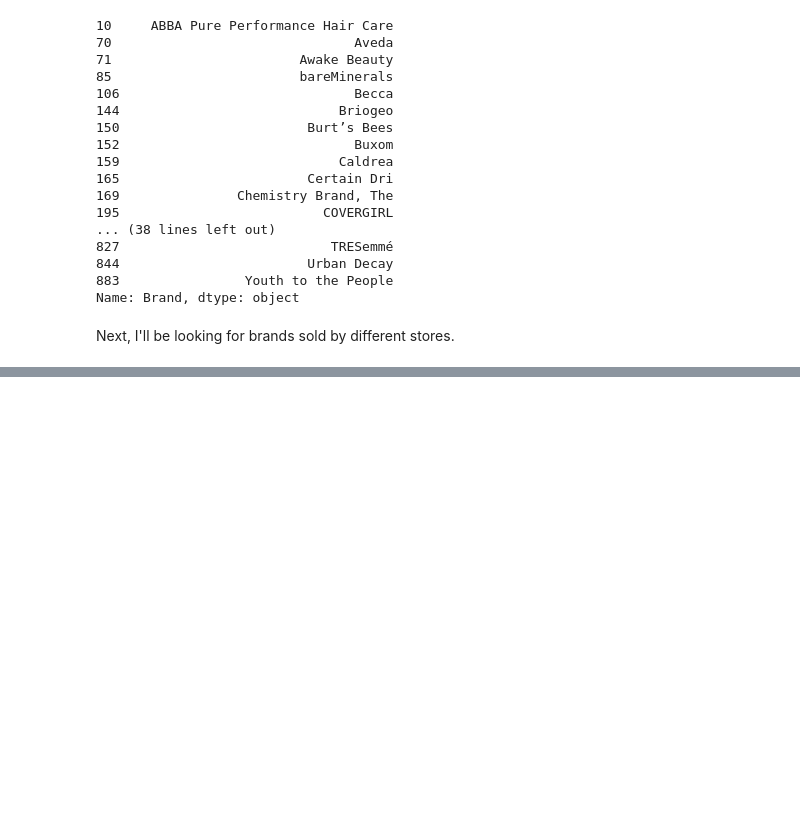
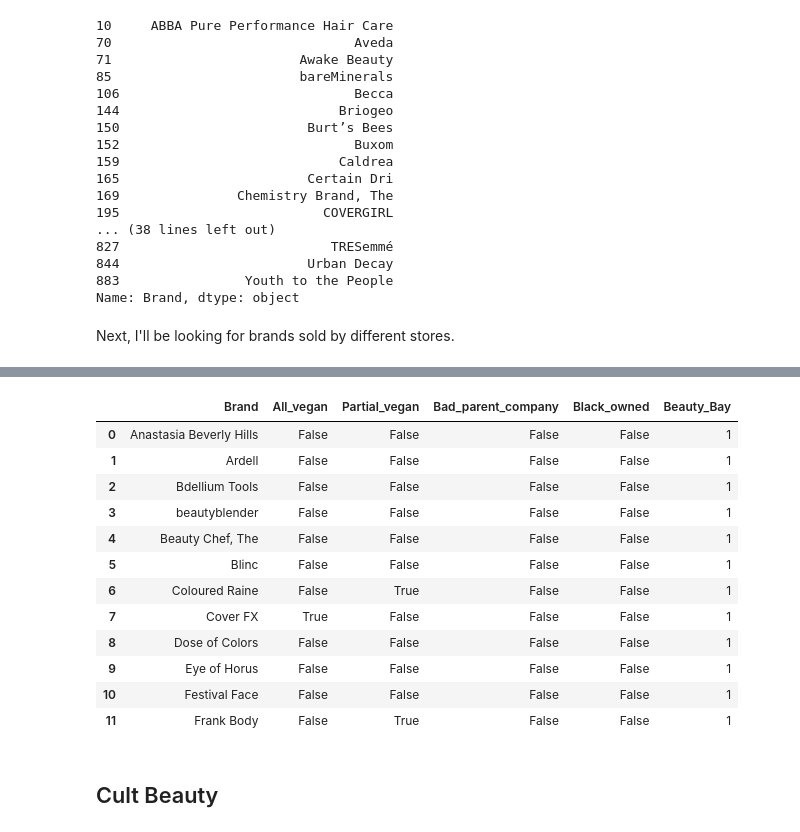
Before and after one commit to mhapich/cruelty_free_products, a Jupyter notebook: Cruelty_free.ipynb, the cells around one changed output, grey strips where cells are left out. Cells and saved outputs as stored; diff of their text form; code cells hidden in the pictures; blank space fills up the shorter version.

```diff
--- a/Cruelty_free.ipynb
+++ b/Cruelty_free.ipynb
@@ -398,0 +630,22 @@ Next, I'll be looking for brands sold by different stores.
+# %%
+beauty_bay_url = 'https://logicalharmony.net/cruelty-free-brands-at-beauty-bay/'
+
+r = requests.get(beauty_bay_url)
+soup = BeautifulSoup(r.text, 'html.parser')
+
+# create an empty list that will store brands
+brands = []
+
+
+# get all list tags in entry-content part of the page (found by inspecting site)
+step1 = soup.find(class_='entry-content')
+
+good_brands = step1.find('ul')
+
+for brand in good_brands.find_all('li'):
+    # make sure brands are being extracted correctly
+    print(brand.text)
+    # append each brand to the list of brands
+    brands.append(brand.text)
+
+len(brands)
@@ -398,0 +671,28 @@ Next, I'll be looking for brands sold by different stores.
+# %%
+# make the Beauty Bay dataframe
+bb_df = pd.DataFrame({'Brand_info': brands})
+
+# add the columns then clean the brand names
+bb_brand_df = add_booleans(bb_df)
+bb_brand_df = clean_up_brands(bb_brand_df)
+
+# add column for merging later that indicates this brand is sold at Beauty Bay
+bb_brand_df['Beauty_Bay'] = 1
+
+bb_brand_df.head(12)
+# %% [output]
+|  | Brand | All_vegan | Partial_vegan | Bad_parent_company | Black_owned | Beauty_Bay |
+| 0 | Anastasia Beverly Hills | False | False | False | False | 1 |
+| 1 | Ardell | False | False | False | False | 1 |
+| 2 | Bdellium Tools | False | False | False | False | 1 |
+| 3 | beautyblender | False | False | False | False | 1 |
+| 4 | Beauty Chef, The | False | False | False | False | 1 |
+| 5 | Blinc | False | False | False | False | 1 |
+| 6 | Coloured Raine | False | True | False | False | 1 |
+| 7 | Cover FX | True | False | False | False | 1 |
+| 8 | Dose of Colors | False | False | False | False | 1 |
+| 9 | Eye of Horus | False | False | False | False | 1 |
+| 10 | Festival Face | False | False | False | False | 1 |
+| 11 | Frank Body | False | True | False | False | 1 |
+# %% [markdown]
+## Cult Beauty ##
```
Also changed, not shown: parts of 41 cells of this notebook.
